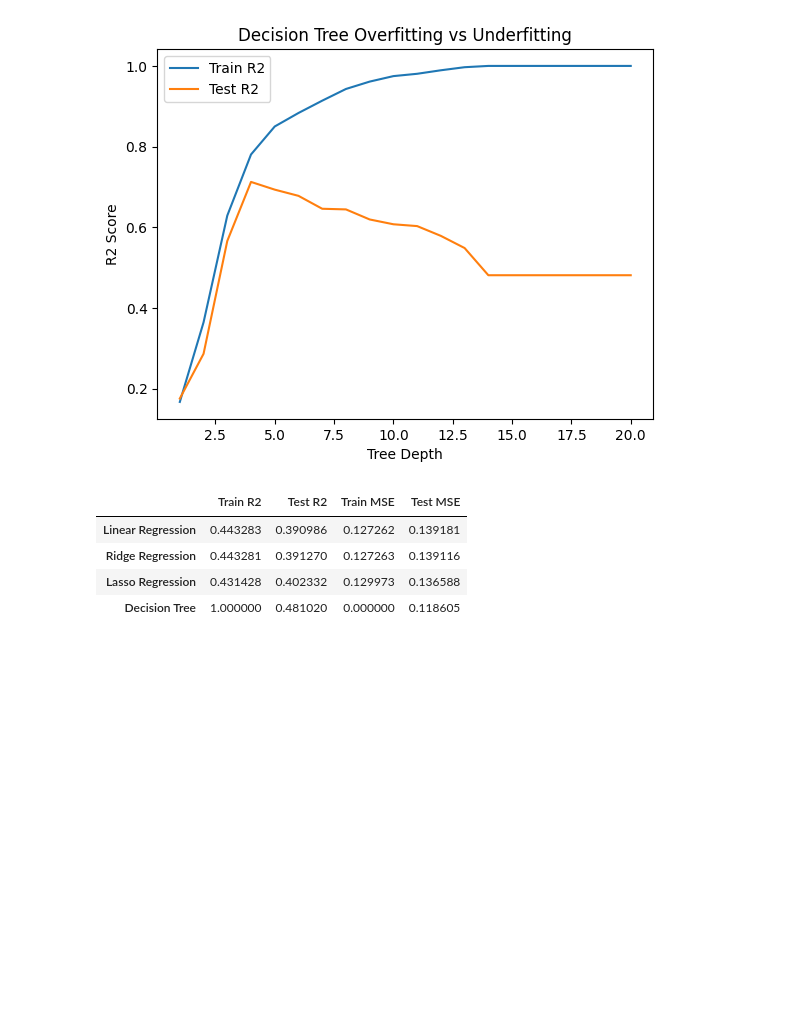
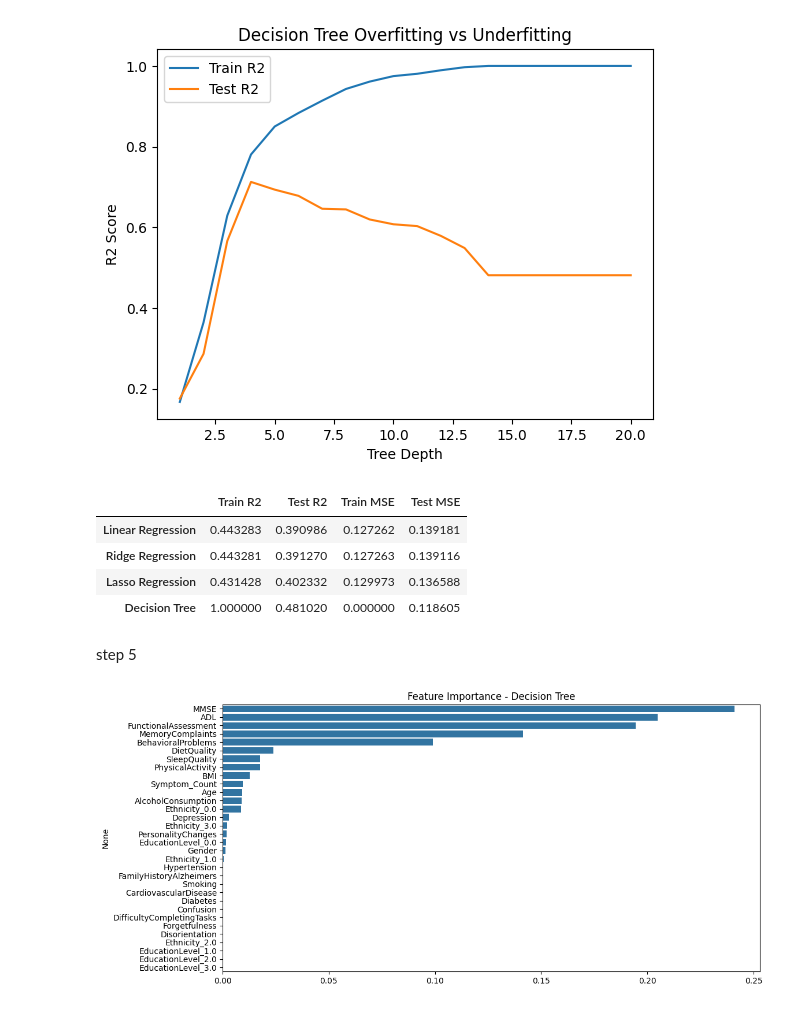
Before and after one commit to sanodyaJinadasa/alzheimers-ml-detection-model, a Jupyter notebook: analyz.ipynb, the cells around one changed output. Cells and saved outputs as stored; diff of their text form; code cells hidden in the pictures; blank space fills up the shorter version.

```diff
--- a/analyz.ipynb
+++ b/analyz.ipynb
@@ -472,3 +476,19 @@ comparison_df
 | Ridge Regression | 0.443281 | 0.391270 | 0.127263 | 0.139116 |
 | Lasso Regression | 0.431428 | 0.402332 | 0.129973 | 0.136588 |
 | Decision Tree | 1.000000 | 0.481020 | 0.000000 | 0.118605 |
+# %% [markdown]
+step 5
+# %%
+dt = DecisionTreeClassifier(max_depth=None, random_state=42)
+dt.fit(X_train, y_train)
+
+# Feature importance
+feat_importance = pd.Series(dt.feature_importances_, index=X_train.columns).sort_values(ascending=False)
+
+# Plot
+plt.figure(figsize=(12,6))
+sns.barplot(x=feat_importance.values, y=feat_importance.index)
+plt.title("Feature Importance - Decision Tree")
+plt.show()
+# %% [output]
+[figure, added]
```
Also changed, not shown: parts of 16 cells of this notebook, 1 other file.
